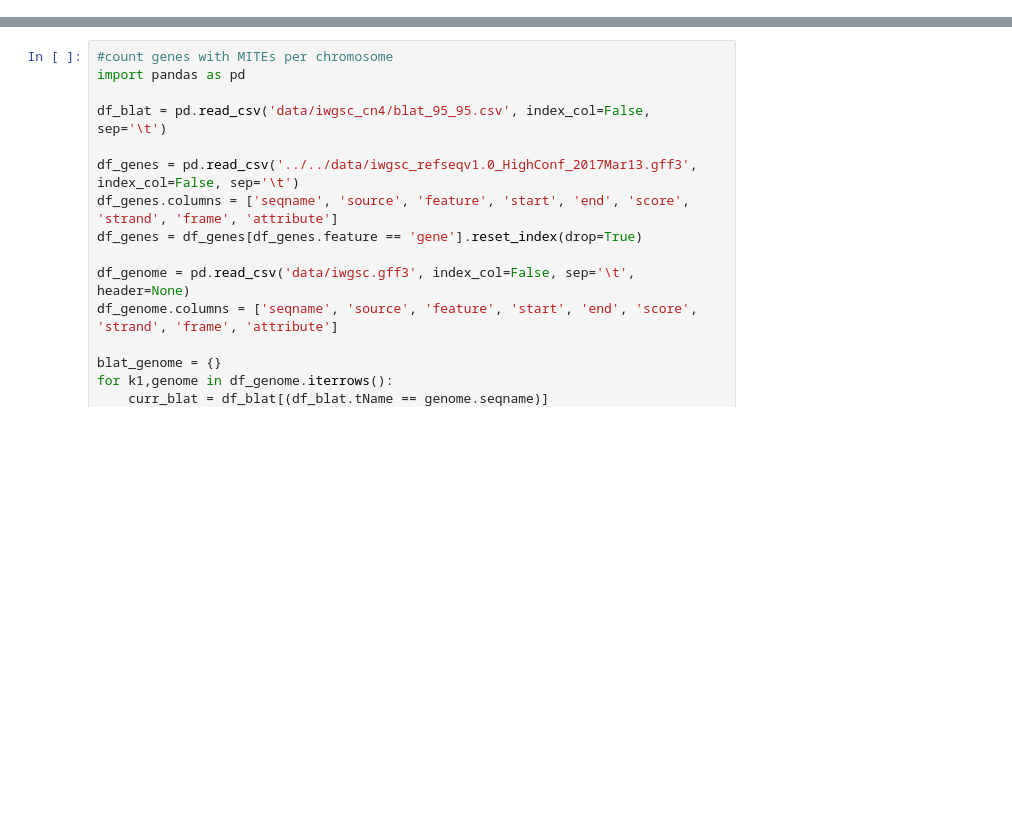
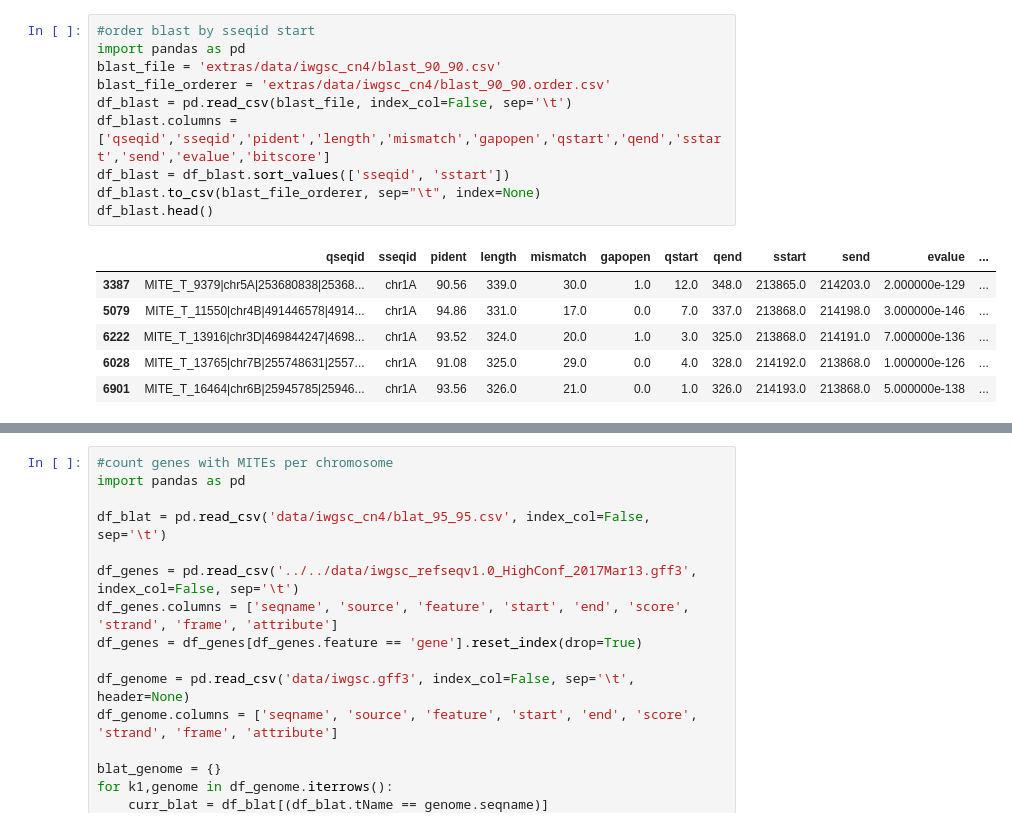
Before and after one commit to INTABiotechMJ/MITE-Tracker, a Jupyter notebook: wheat_data.ipynb, the cells around one changed output, grey strips where cells are left out. Cells and saved outputs as stored; diff of their text form; blank space fills up the shorter version.

```diff
--- a/wheat_data.ipynb
+++ b/wheat_data.ipynb
@@ -0,0 +1,17 @@
+# %%
+#order blast by sseqid start
+import pandas as pd
+blast_file = 'extras/data/iwgsc_cn4/blast_90_90.csv'
+blast_file_orderer = 'extras/data/iwgsc_cn4/blast_90_90.order.csv'
+df_blast = pd.read_csv(blast_file, index_col=False, sep='\t')
+df_blast.columns = ['qseqid','sseqid','pident','length','mismatch','gapopen','qstart','qend','sstart','send','evalue','bitscore']
+df_blast = df_blast.sort_values(['sseqid', 'sstart'])
+df_blast.to_csv(blast_file_orderer, sep="\t", index=None)
+df_blast.head()
+# %% [output]
+|  | qseqid | sseqid | pident | length | mismatch | gapopen | qstart | qend | sstart | send | evalue | ... |
+| 3387 | MITE_T_9379|chr5A|253680838|25368... | chr1A | 90.56 | 339.0 | 30.0 | 1.0 | 12.0 | 348.0 | 213865.0 | 214203.0 | 2.000000e-129 | ... |
+| 5079 | MITE_T_11550|chr4B|491446578|4914... | chr1A | 94.86 | 331.0 | 17.0 | 0.0 | 7.0 | 337.0 | 213868.0 | 214198.0 | 3.000000e-146 | ... |
+| 6222 | MITE_T_13916|chr3D|469844247|4698... | chr1A | 93.52 | 324.0 | 20.0 | 1.0 | 3.0 | 325.0 | 213868.0 | 214191.0 | 7.000000e-136 | ... |
+| 6028 | MITE_T_13765|chr7B|255748631|2557... | chr1A | 91.08 | 325.0 | 29.0 | 0.0 | 4.0 | 328.0 | 214192.0 | 213868.0 | 1.000000e-126 | ... |
+| 6901 | MITE_T_16464|chr6B|25945785|25946... | chr1A | 93.56 | 326.0 | 21.0 | 0.0 | 1.0 | 326.0 | 214193.0 | 213868.0 | 5.000000e-138 | ... |
```
Also changed, not shown: parts of 20 cells of this notebook, 1 other file.
